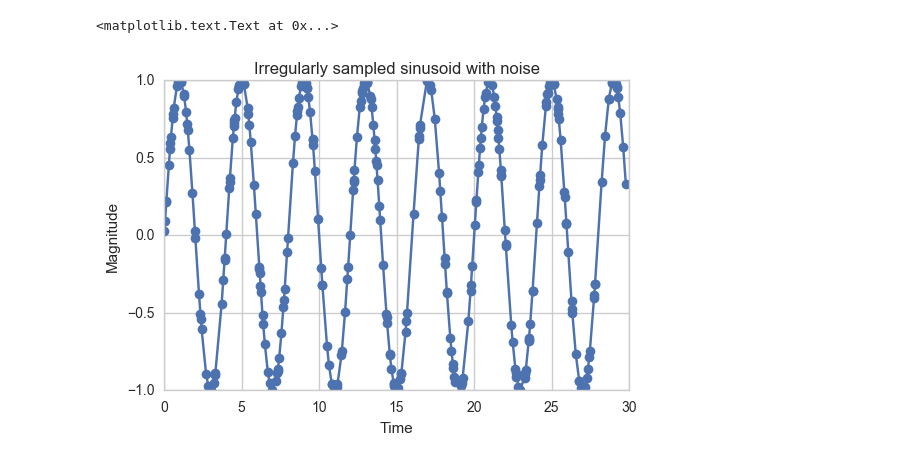
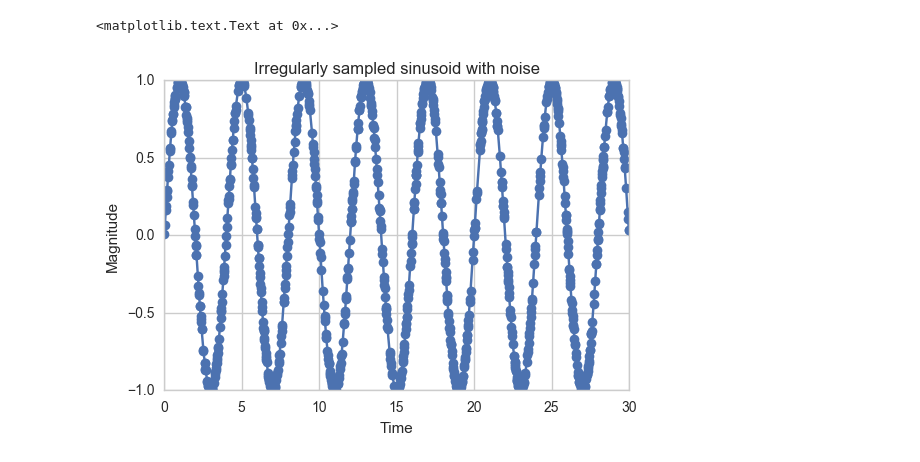
Before and after one commit to abhishekmalali/experimental-timeflow, a Jupyter notebook: notebooks/scheduled-sampling-prediction.ipynb, the cells around one changed output. Drawn from its saved outputs; the diff is of its cells as text; code cells hidden in the pictures.

```diff
--- a/notebooks/scheduled-sampling-prediction.ipynb
+++ b/notebooks/scheduled-sampling-prediction.ipynb
@@ -10,24 +10,24 @@ import timesynth as ts
 # %%
 #Initializing TimeSampler
 time_sampler = ts.TimeSampler(stop_time=30)
 #Sampling regular time samples
-irregular_time_samples = time_sampler.sample_irregular_time(num_points=600, keep_percentage=50)
+irregular_time_samples = time_sampler.sample_irregular_time(num_points=2000, keep_percentage=50)
 #Initializing Sinusoidal signal
 sinusoid = ts.signals.Sinusoidal(frequency=0.25)
 #Initializing Gaussian noise
 white_noise = ts.noise.GaussianNoise(std=0.3)
 #Initializing TimeSeries class with the signal and noise objects
 timeseries = ts.TimeSeries(sinusoid, noise_generator=None)
 #Sampling using the irregular time samples
 samples, signals, errors = timeseries.sample(irregular_time_samples)
 #Plotting the series
 plt.plot(irregular_time_samples, samples, marker='o')
 plt.xlabel('Time')
 plt.ylabel('Magnitude')
 plt.title('Irregularly sampled sinusoid with noise')
 # %% [output]
 <matplotlib.text.Text at 0x...>
-[figure, old version]
+[figure, new version]
 # %%
 X, Y, time_vector = tflow.features.irregular_prediction(irregular_time_samples, samples)
 num_training_points = 100
```
Also changed, not shown: parts of 30 cells of this notebook, 6 other files.
